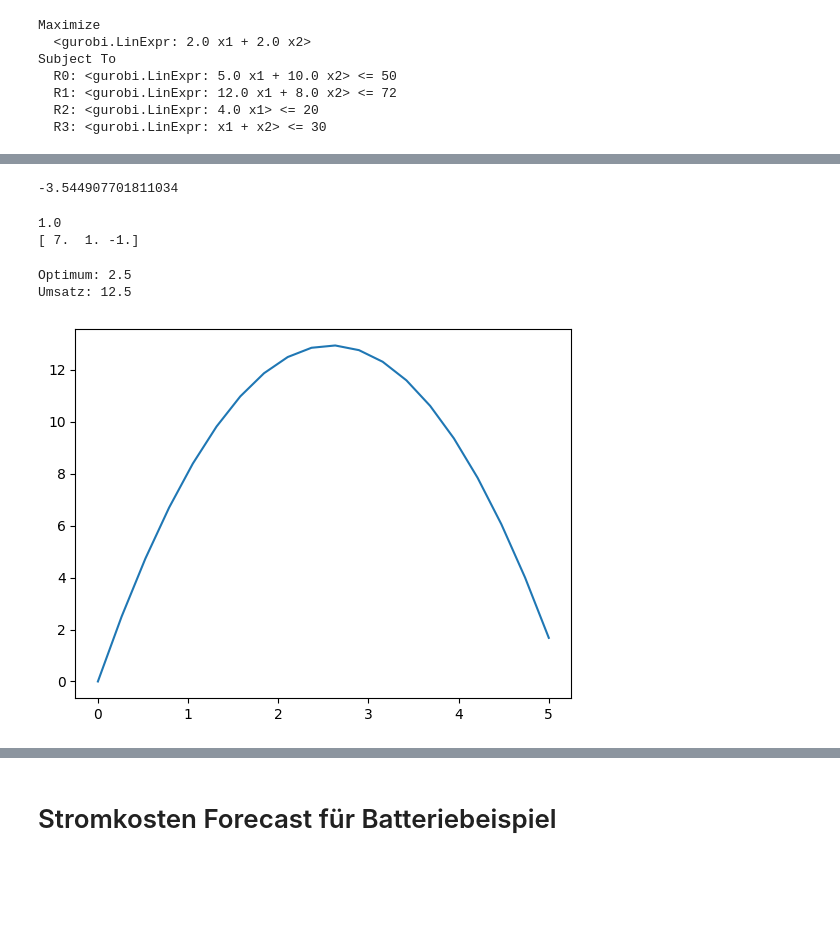
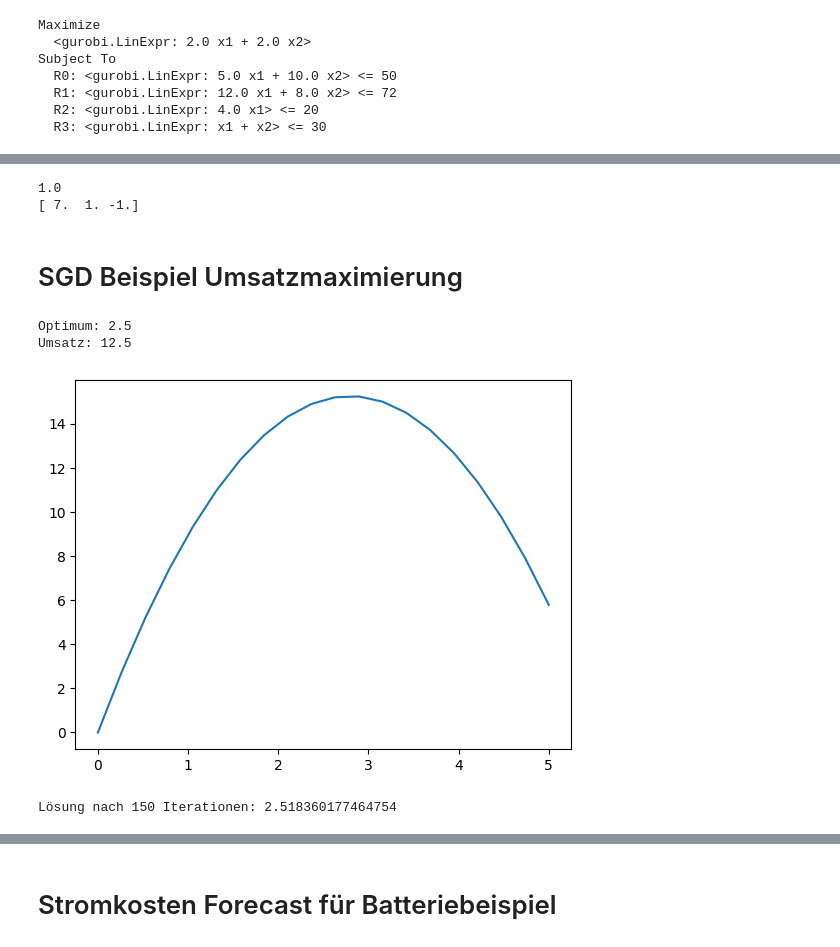
Before and after one commit to djanka2/oms-skript, a Jupyter notebook: code.ipynb, the cells around one changed output, grey strips where cells are left out. Saved outputs shown, nothing was run; the diff lists cells and outputs as text; code cells hidden in the pictures; blank space fills up the shorter version.

```diff
--- a/code.ipynb
+++ b/code.ipynb
@@ -107,8 +108,3 @@ grad(f)
-# %%
-grad_f = grad(f)
-grad_f(x_0)
-# %% [output]
--3.544907701811034
 # %%
 import autograd.numpy as np
 from autograd import grad
@@ -130,0 +125,2 @@ prng = np.random.default_rng(42)
+# %% [markdown]
+# SGD Beispiel Umsatzmaximierung
@@ -131,27 +129,30 @@ prng = np.random.default_rng(42)
 # %%
 import autograd.numpy as np
 from autograd import grad
+import seaborn as sns
+
+M = 10
+k = 2
 
 def umsatz_sample(p):
-    #M = prng.normal(10,2) # maximum demand
-    M = 10
-    #k = 2  # reduction of demand rate (per increase in price)
-    k = prng.normal(2,0.1)
-    def umsatz(p, M, k):
-        return p*(M-k*p)
+    #M = 10 # maximum demand
+    M_sample = prng.normal(10,2)
+    #k = 2  # (negative) price elasticity
+    k_sample = prng.normal(2,0.2)
+    #def umsatz(p, M_sample, k_sample):
+    #    return p*(M_sample - k_sample*p)
 
-    return umsatz(p, M, k)
+    return p*(M_sample - k_sample*p)
 
 grad_u = grad(umsatz_sample)
 
 p = np.linspace(0,5,20)
+
 sns.lineplot(x=p,y=umsatz_sample(p))
 
-M = 10
-k = 2
 print(f"Optimum: {M/(2*k)}")
 print(f"Umsatz: {M**2/(4*k)}")
 # %% [output]
 Optimum: 2.5
 Umsatz: 12.5
-[figure, old version]
+[figure, new version]
@@ -158,3 +170,41 @@ Umsatz: 12.5
+# %%
+import autograd.numpy as np
+from autograd import grad
+import plotly.express as px
+
+M = 10
+eta = 2
+
+def umsatz_sample(p):
+    # maximum demand: normally distributed around M
+    M_sample = prng.normal(M, 2)
+    # (negative) price elasticity: normally distributed around eta
+    eta_sample = prng.normal(eta, 0.2)
+
+    return p*(M_sample - eta_sample*p)
+
+grad_u = grad(umsatz_sample)
+
+# Startwert für p
+p = 1.8
+
+# Startschrittweite
+alpha0 = 0.5
+
+all_p = []
+for k in range(150):
+    # Harmonische Schrittweite
+    alpha = 1/(k+1) * alpha0
+    p = p + alpha * grad_u(p)
+    all_p.append(p)
+
+
+print(f"Lösung nach {k+1} Iterationen: {p}")
+
+# Verlauf der Zielfunktion über die Iterationen
+px.line(all_p, markers=True, labels={"index":"p", "value":"f(p) (sample)"})
+# %% [output]
+Lösung nach 150 Iterationen: 2.518360177464754
 # %%
 pk = 1.8
 alpha0 = 0.1
```
Also changed, not shown: parts of 7 cells of this notebook, 9 other files.
